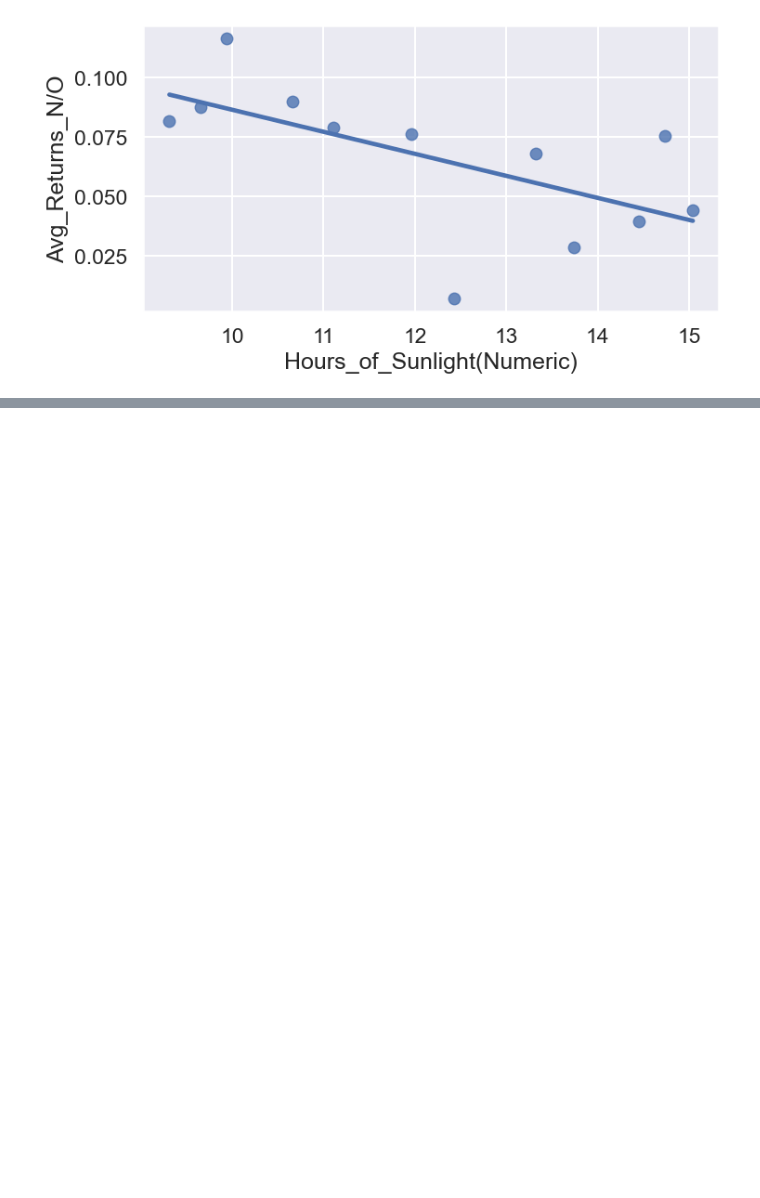
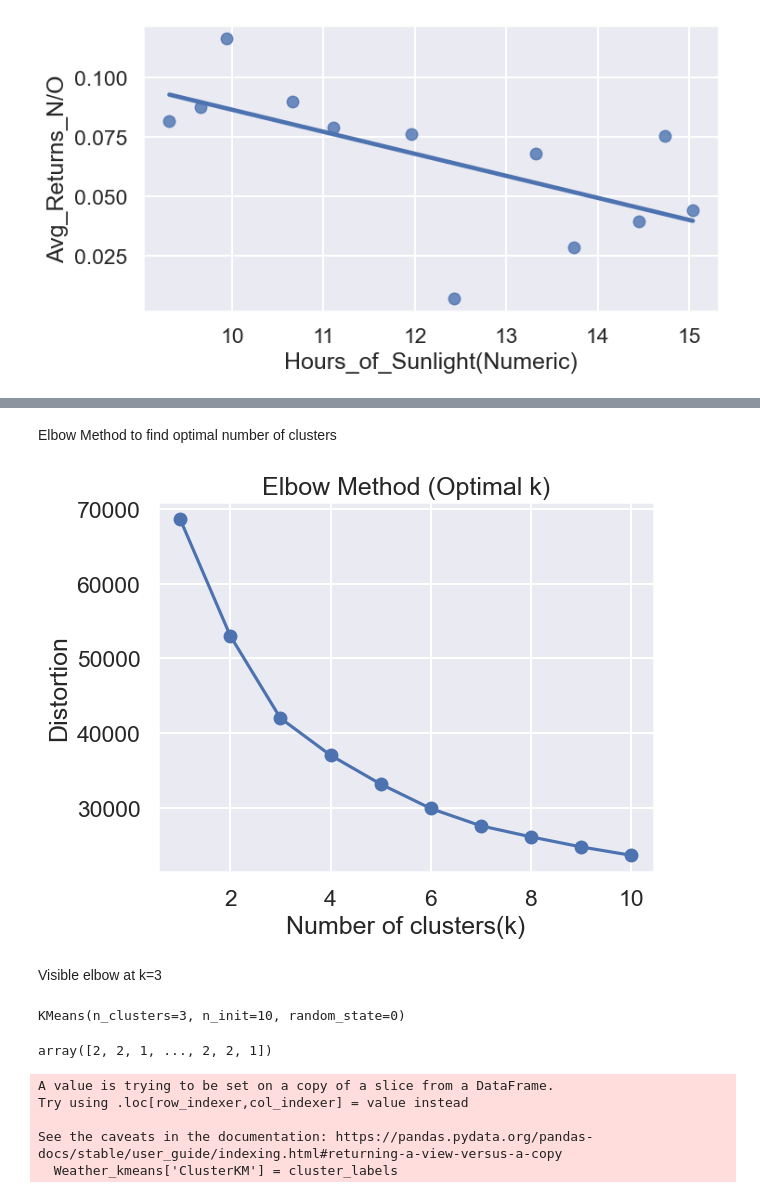
Before and after one commit to wangleo1/SADvsNYSE, a Jupyter notebook: notebooks/NYC_model.ipynb, the cells around one changed output, grey strips where cells are left out. Saved outputs shown, nothing was run; the diff lists cells and outputs as text; code cells hidden in the pictures; blank space fills up the shorter version.

```diff
--- a/notebooks/NYC_model.ipynb
+++ b/notebooks/NYC_model.ipynb
@@ -101,0 +135,61 @@ sns.regplot(x=Monthly_NYC['Hours_of_Sunlight(Numeric)'], y = Monthly_NYC['Avg_Re
+# %%
+# Create seperate dataframe with only the numeric weather columns
+"""seeing how the it clusters the weather data"""
+#HOS_Numeric temp precip humidity windspeed	cloudcover	visibility
+#pd.concat([NYSE_Weather, one_hot_encoded_data], axis=1)
+
+Weather_kmeans = NYSE_Weather[['HOS_Numeric','temp','precip','humidity','windspeed','cloudcover','visibility']]
+
+x=Weather_kmeans
+# %% [markdown]
+Elbow Method to find optimal number of clusters
+# %%
+scaler = StandardScaler()
+x_scaled = scaler.fit_transform(x)
+# %%
+distortions = []
+
+# set max number of potential clusters to 10
+for k in range(1, 11):
+    km = KMeans(n_clusters= k, n_init=10, random_state=0)
+    km.fit(x_scaled)
+    distortions.append(km.inertia_)
+
+plt.plot(range(1,11), distortions, marker='o')
+plt.xlabel('Number of clusters(k)')
+plt.ylabel('Distortion')
+plt.title('Elbow Method (Optimal k)')
+plt.show()
+# %% [output]
+[figure, added]
+# %% [markdown]
+Visible elbow at k=3
+# %%
+#initialize kmeans clustering
+k = 3
+kmeans = KMeans(n_clusters= k, random_state=0, n_init= 10)
+kmeans.fit(x_scaled)
+# %% [output]
+KMeans(n_clusters=3, n_init=10, random_state=0)
+# %%
+#Checking the clusters for each value
+kmeans.fit_predict(x_scaled)
+# %% [output]
+array([2, 2, 1, ..., 2, 2, 1])
+# %%
+# Get cluster assignments for each data point
+cluster_labels = kmeans.labels_
+
+# Add cluster labers to DFs
+Weather_kmeans['ClusterKM'] = cluster_labels
+NYSE_Weather['ClusterKM'] = cluster_labels
+
+# Visualize the clusters using Principal Component Analysis (PCA)
+pca = PCA(n_components=2)
+x_pca = pca.fit_transform(x_scaled)
+# %% [output]
+A value is trying to be set on a copy of a slice from a DataFrame.
+Try using .loc[row_indexer,col_indexer] = value instead
+
+See the caveats in the documentation: https://pandas.pydata.org/pandas-docs/stable/user_guide/indexing.html#returning-a-view-versus-a-copy
+  Weather_kmeans['ClusterKM'] = cluster_labels
```
Also changed, not shown: parts of 10 cells of this notebook.
